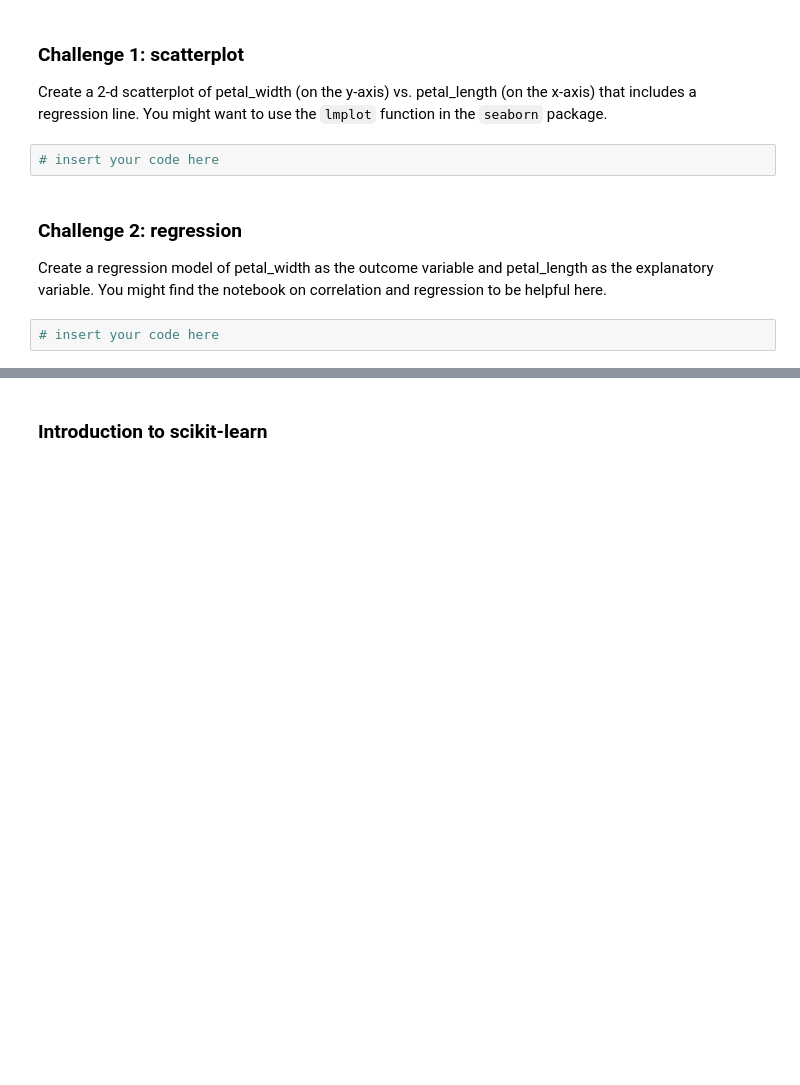
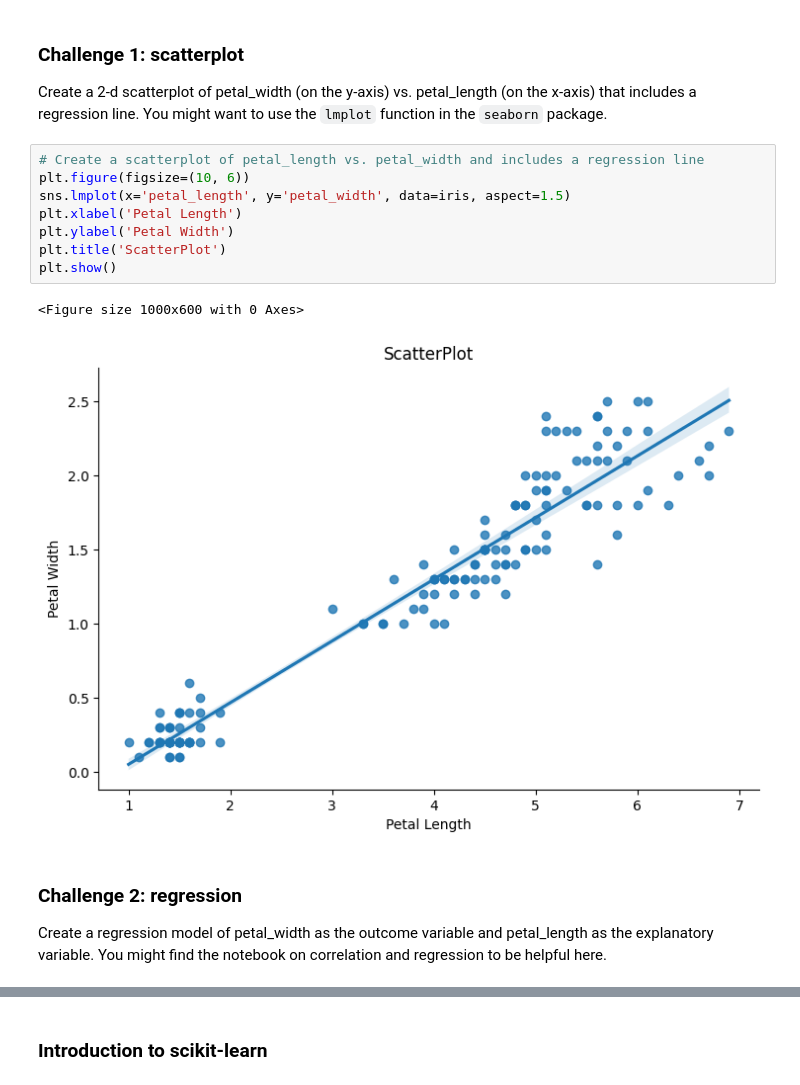
Before and after one commit to NakaFrozn/SI618, a Jupyter notebook: inclass/SI_618_Day_08_Intro_to_Machine_Learning_Inclass.ipynb, the cells around one changed output, grey strips where cells are left out. Saved outputs shown, nothing was run; the diff lists cells and outputs as text; blank space fills up the shorter version.

```diff
--- a/inclass/SI_618_Day_08_Intro_to_Machine_Learning_Inclass.ipynb
+++ b/inclass/SI_618_Day_08_Intro_to_Machine_Learning_Inclass.ipynb
@@ -298,10 +624,17 @@ iris.head()
 # %% [markdown]
 ### Challenge 1: scatterplot
 Create a 2-d scatterplot of petal_width (on the y-axis) vs. petal_length (on the x-axis) that includes a regression line.  You might want to use the `lmplot` function in the `seaborn` package.
-# %%
-# insert your code here
+# %%
+# Create a scatterplot of petal_length vs. petal_width and includes a regression line
+plt.figure(figsize=(10, 6))
+sns.lmplot(x='petal_length', y='petal_width', data=iris, aspect=1.5)
+plt.xlabel('Petal Length')
+plt.ylabel('Petal Width')
+plt.title('ScatterPlot')
+plt.show()
+# %% [output]
+<Figure size 1000x600 with 0 Axes>
+[figure, added]
 # %% [markdown]
 ### Challenge 2: regression
 Create a regression model of petal_width as the outcome variable and petal_length as the explanatory variable.  You might find the notebook on correlation and regression to be helpful here.
-# %%
-# insert your code here
```
Also changed, not shown: parts of 102 cells of this notebook, 4 other files.
